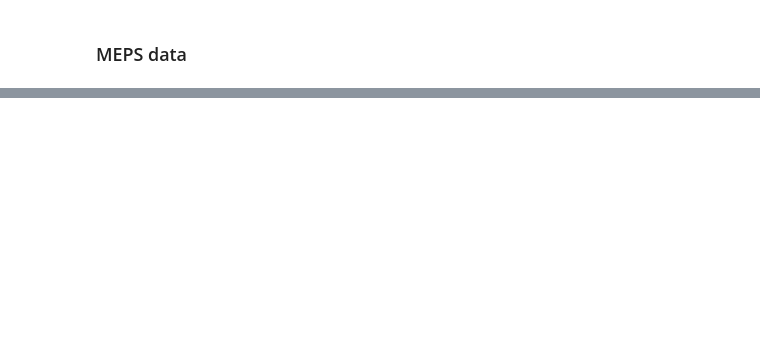
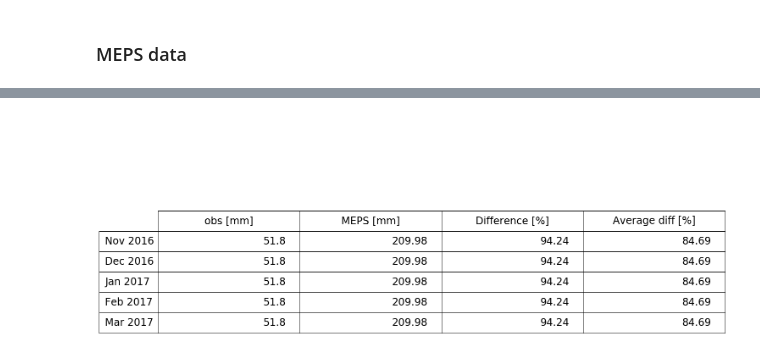
Before and after one commit to franzihe/research_Haukeli, a Jupyter notebook: Weathermast/find_windregime_precip_amount.ipynb, the cells around one changed output, grey strips where cells are left out. Cells and saved outputs as stored; diff of their text form; code cells hidden in the pictures; blank space fills up the shorter version.

```diff
--- a/Weathermast/find_windregime_precip_amount.ipynb
+++ b/Weathermast/find_windregime_precip_amount.ipynb
@@ -322,0 +789,10 @@ for seconds in westerly:
+# %%
+### create table
+
+col_labels = ['obs [mm]', 'MEPS [mm]','Difference [%]', 'Average diff [%]']
+row_labels = ['Nov 2016', 'Dec 2016', 'Jan 2017', 'Feb 2017', 'Mar 2017']
+table_vals = [[51.80, 209.98, 94.24, 84.69],
+             [51.80, 209.98, 94.24, 84.69],
+             [51.80, 209.98, 94.24, 84.69],
+             [51.80, 209.98, 94.24, 84.69],
+             [51.80, 209.98, 94.24, 84.69]]
@@ -322,0 +808,18 @@ for seconds in westerly:
+# %%
+# Draw table
+the_table = plt.table(cellText = table_vals,
+                     rowLabels = row_labels,
+                     colLabels = col_labels,
+                #     loc = 'center'
+                     )
+the_table.auto_set_font_size(False)
+the_table.set_fontsize(24)
+the_table.scale(4,4)
+
+# Removing ticks and spines enables you to get the figure only with table
+plt.tick_params(axis='x', which='both', bottom=False, top=False, labelbottom=False)
+plt.tick_params(axis='y', which='both', right=False, left=False, labelleft=False)
+for pos in ['right','top','bottom','left']:
+    plt.gca().spines[pos].set_visible(False)
+# %% [output]
+[figure, added]
```
Also changed, not shown: parts of 13 cells of this notebook.
